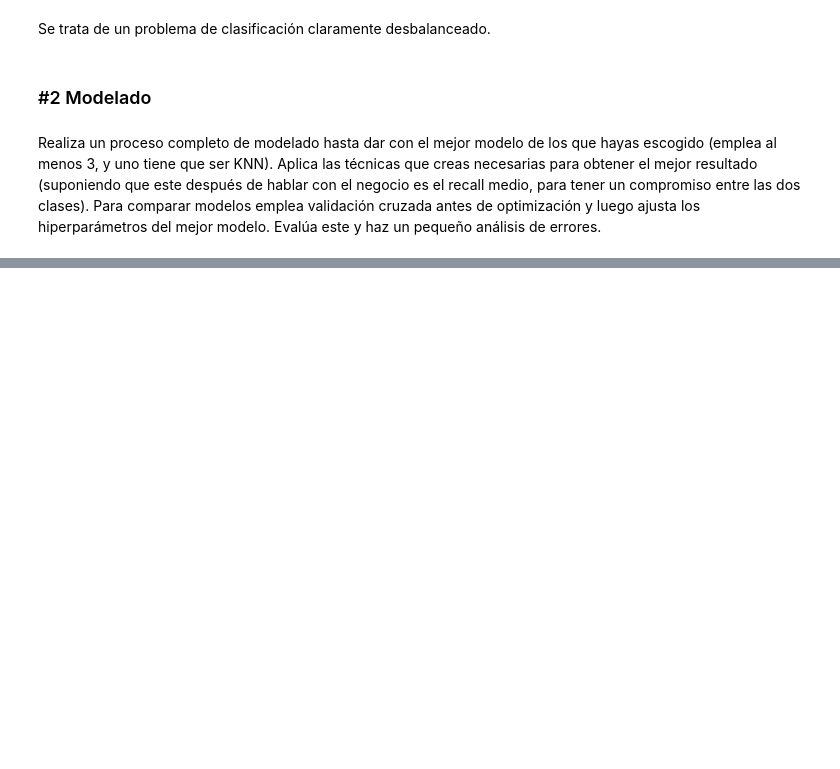
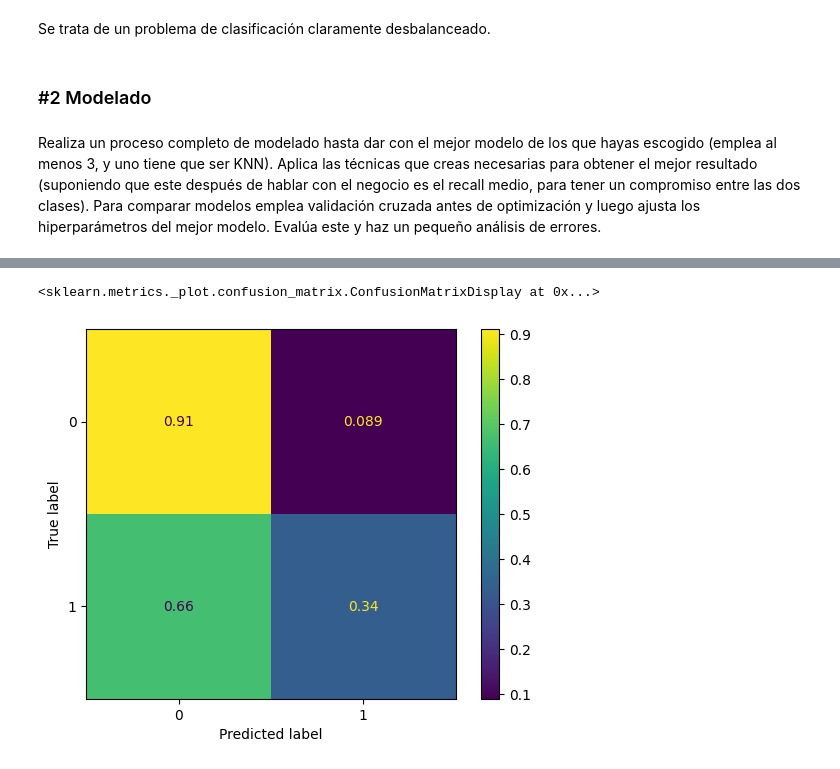
Before and after one commit to PedroHBas/DS-Online-PedroHBas, a Jupyter notebook: 04_Machine_Learning/Sprint_12/Unidad_01_ML_Supervisado_Otros_Modelos/03_Practica_Obligatoria/18_Practica_Obligatoria_Supervisado_Otros_Modelos.ipynb, the cells around one changed output, grey strips where cells are left out. Saved outputs shown, nothing was run; the diff lists cells and outputs as text; code cells hidden in the pictures; blank space fills up the shorter version.

```diff
--- a/04_Machine_Learning/Sprint_12/Unidad_01_ML_Supervisado_Otros_Modelos/03_Practica_Obligatoria/18_Practica_Obligatoria_Supervisado_Otros_Modelos.ipynb
+++ b/04_Machine_Learning/Sprint_12/Unidad_01_ML_Supervisado_Otros_Modelos/03_Practica_Obligatoria/18_Practica_Obligatoria_Supervisado_Otros_Modelos.ipynb
@@ -156,0 +175,40 @@ X_train, y_train, X_test, y_test = model_selection.train_test_split(X, y, test_s
+# %%
+columnas_outliers = ['RevolvingUtilizationOfUnsecuredLines', 'NumberOfTime30-59DaysPastDueNotWorse', 'DebtRatio', 'MonthlyIncome', 'NumberOfOpenCreditLinesAndLoans', 'NumberOfTimes90DaysLate', 'NumberRealEstateLoansOrLines', 'NumberOfTime60-89DaysPastDueNotWorse', 'NumberOfDependents']
+
+X_train_scaled = X_train.copy()
+clip = {}
+for col in columnas_outliers:
+    clip[col] = train[col].quantile(0.95)
+    X_train_scaled[col] = X_train_scaled[col].clip(upper=clip[col])
+    X_train_scaled[col] = np.log(X_train_scaled[col] + 1)
+
+X_test_scaled = X_test.copy()
+for col in columnas_outliers:
+    X_test_scaled[col] = X_test_scaled[col].clip(upper=clip[col])
+    X_test_scaled[col] = np.log(X_test_scaled[col] + 1)
+# %%
+scaler = preprocessing.RobustScaler()
+
+X_train_scaled[X_train_scaled.columns] = scaler.fit_transform(X_train_scaled)
+
+X_test_scaled[X_test_scaled.columns] = scaler.transform(X_test_scaled)
+# %%
+smote = over_sampling.SMOTE(random_state=42)
+X_train_smote, y_train_smote = smote.fit_resample(X_train_scaled, y_train)
+# %%
+### KNNeighbors
+
+param_grid = {
+    "n_neighbors": np.arange(1, 20, 2)
+}
+
+kn_clf = neighbors.KNeighborsClassifier()
+
+kn_grid = model_selection.GridSearchCV(kn_clf,
+                                       param_grid=param_grid,
+                                       cv=5,
+                                       scoring="recall_macro",
+                                       verbose=1
+                                       )
+
+kn_grid.fit(X_train_smote, y_train_smote)
@@ -156,0 +235,5 @@ X_train, y_train, X_test, y_test = model_selection.train_test_split(X, y, test_s
+# %%
+metrics.ConfusionMatrixDisplay.from_predictions(y_test, kn_grid.predict(X_test_scaled), normalize= "true")
+# %% [output]
+<sklearn.metrics._plot.confusion_matrix.ConfusionMatrixDisplay at 0x...>
+[figure, added]
```
Also changed, not shown: parts of 19 cells of this notebook.
